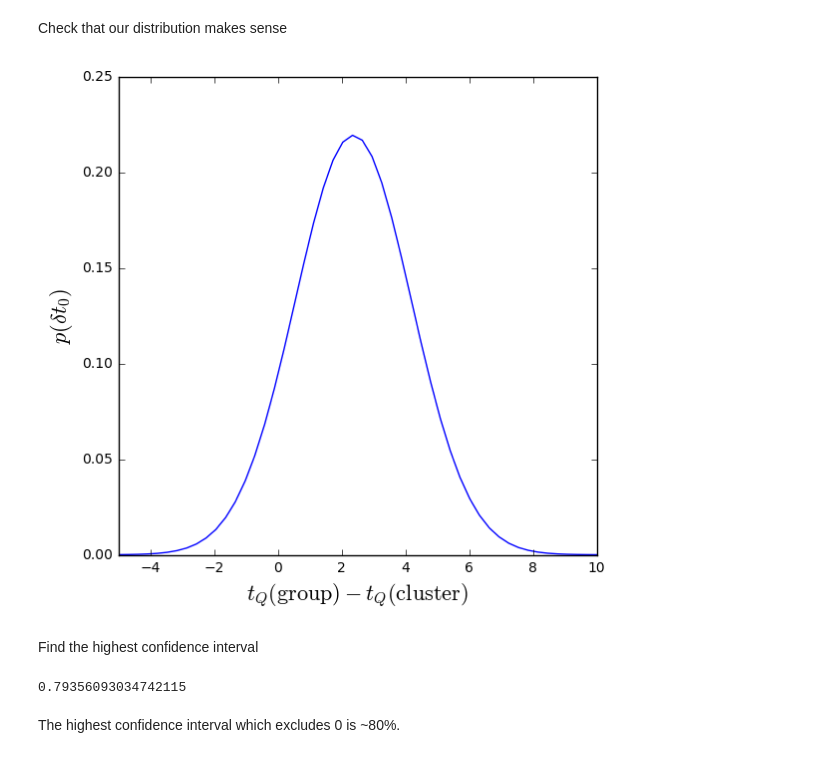
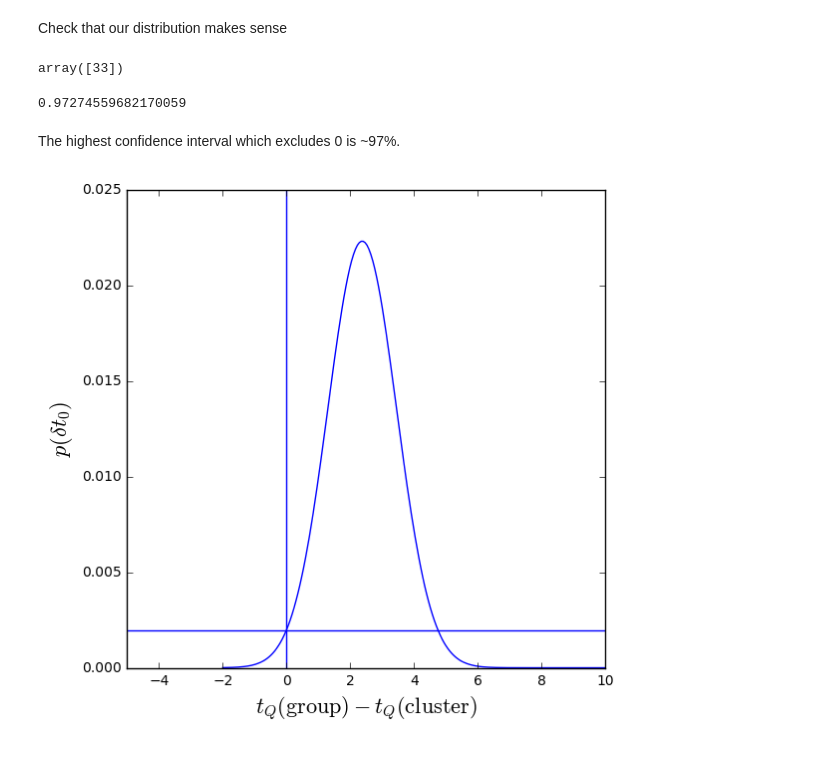
Before and after one commit to scrudgey/tq-bayes, a Jupyter notebook: halo mass dependence significance calculation.ipynb, the cells around one changed output. Cells and saved outputs as stored; diff of their text form; code cells hidden in the pictures.

```diff
--- a/halo mass dependence significance calculation.ipynb
+++ b/halo mass dependence significance calculation.ipynb
@@ -170,13 +220,28 @@ We have two data points:
 To establish the significace of their difference, we investigate the distribution of their difference and find the maximum confidence interval that excludes 0.
 
 The difference of two normal distributions is another normal distribution centered at the difference of the means with the standard deviations added in quadrature.
-# %%
-tt = [i for _, i in sorted(zip(ptc, t))]
-e1 = np.abs(tt[-1] - tt[int(len(tt)*0.68)])
-t1 = tt[-1]
-
-tt = [i for _, i in sorted(zip(ptg, t))]
-e2 = np.abs(tt[-1] - tt[int(len(tt)*0.68)])
-t2 = tt[-1]
-def diff(x):
-    return norm.pdf(x, loc=t2-t1, scale=np.sqrt((e1**2)+(e2**2)))
+# %%
+def norm(x, loc=0, scale=1):
+    return np.exp(-((x-loc)**2)/(2*scale**2))/np.sqrt(6.28*scale**2)
+# %%
+t1, e1 = conf_interval(ptc, t)
+t2, e2 = conf_interval(ptg, t)
+
+def diff(x):
+    return norm(x, loc=t2-t1, scale=np.sqrt((e1**2)+(e2**2)))
+# %%
+tt = np.linspace(-2,10, num=200)
+pdiff = diff(tt)
+pdiff = pdiff / sum(pdiff)
+norm1 = norm(t, loc=t1, scale=e1)
+norm2 = norm(t, loc=t2, scale=e2)
+norm1 = norm1/sum(norm1)
+norm2 = norm2/sum(norm2)
+fig = plt.figure(figsize=(4, 4))
+ax = fig.add_axes([0.1, 0.1, 0.8, 0.8])
+ax.plot(t, ptc)
+ax.plot(t, ptg)
+ax.plot(t, norm1)
+ax.plot(t, norm2)
+ax.plot(tt, pdiff)
+plt.show(fig)
@@ -183,22 +258,25 @@ def diff(x):
 # %% [markdown]
 Check that our distribution makes sense
+# %%
+np.array(range(len(tt)))[np.abs(tt)==min(np.abs(tt))]
+# %% [output]
+array([33])
+# %%
+sum(pdiff)
+sum(pdiff[pdiff > pdiff[33]])
+# %% [output]
+0.97274559682170059
+# %% [markdown]
+The highest confidence interval which excludes 0 is ~97%.
 # %%
-x = np.linspace(-5, 10)
 fig = plt.figure(1, figsize=(6, 6))
 ax = fig.add_axes([0.1, 0.1, 0.8, 0.8])
-ax.plot(x, diff(x))
+ax.plot(tt, pdiff)
+ax.axvline(tt[33])
+ax.axhline(pdiff[33])
 ax.set_xlim((-5, 10))
 ax.set_xlabel('$t_Q(\mathrm{group}) - t_Q(\mathrm{cluster})$', fontsize=16)
 ax.set_ylabel('$p(\delta t_0)$', fontsize=16)
 plt.show(fig)
 # %% [output]
-[figure, old version]
+[figure, new version]
-# %% [markdown]
-Find the highest confidence interval
-# %%
-d = diff(x)
-sum(d[d > diff(0)])/sum(d)
-# %% [output]
-0.79356093034742115
-# %% [markdown]
-The highest confidence interval which excludes 0 is ~80%.
```
Also changed, not shown: parts of 14 cells of this notebook.
